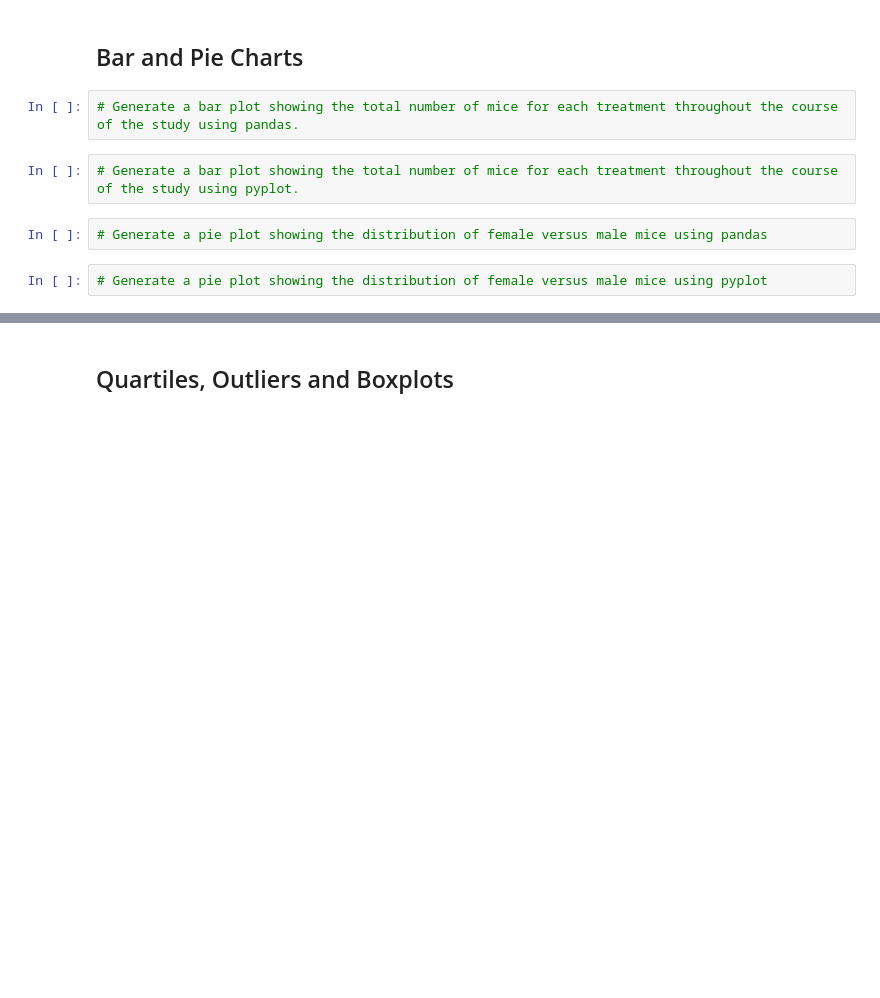
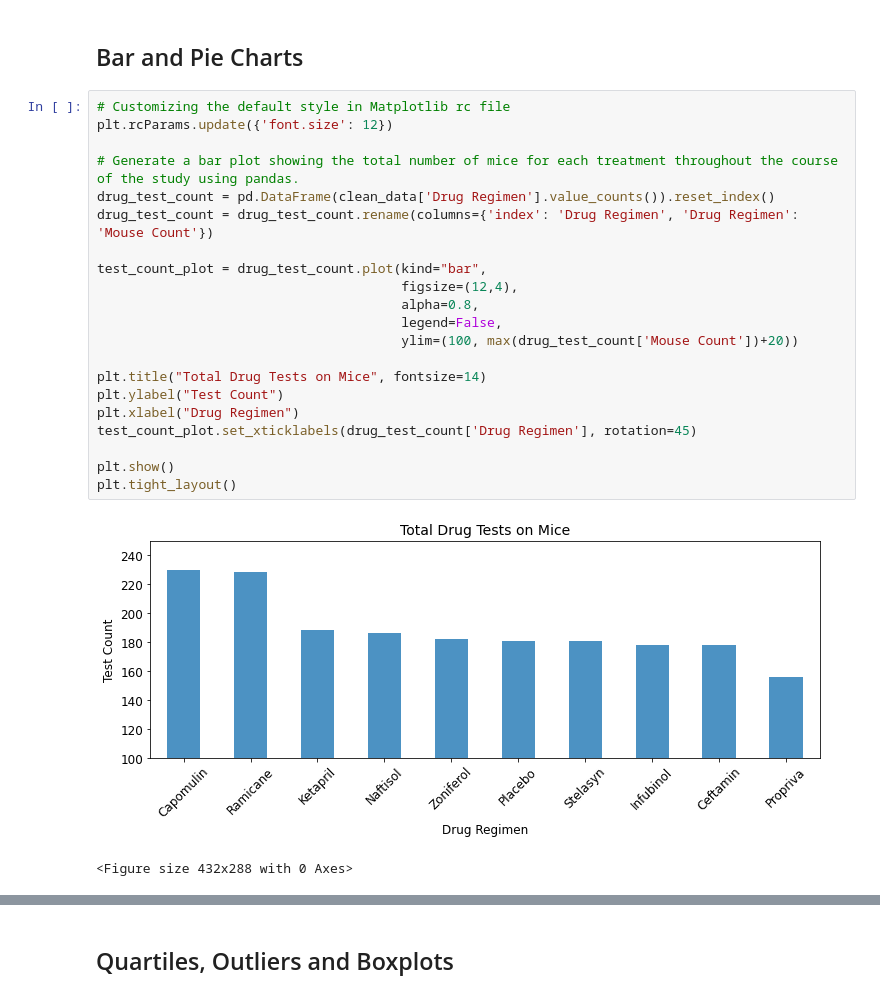
Before and after one commit to CicilyGeorge/Matplotlib-challenge, a Jupyter notebook: pymaceuticals.ipynb, the cells around one changed output, grey strips where cells are left out. Saved outputs shown, nothing was run; the diff lists cells and outputs as text; blank space fills up the shorter version.

Commit message:
Coded Graphs

```diff
--- a/pymaceuticals.ipynb
+++ b/pymaceuticals.ipynb
@@ -92,10 +143,26 @@ mouse_count2
 # %% [markdown]
 ## Bar and Pie Charts
-# %%
-# Generate a bar plot showing the total number of mice for each treatment throughout the course of the study using pandas.
-# %%
-# Generate a bar plot showing the total number of mice for each treatment throughout the course of the study using pyplot.
-# %%
-# Generate a pie plot showing the distribution of female versus male mice using pandas
-# %%
-# Generate a pie plot showing the distribution of female versus male mice using pyplot
+# %%
+# Customizing the default style in Matplotlib rc file
+plt.rcParams.update({'font.size': 12})
+
+# Generate a bar plot showing the total number of mice for each treatment throughout the course of the study using pandas.
+drug_test_count = pd.DataFrame(clean_data['Drug Regimen'].value_counts()).reset_index()
+drug_test_count = drug_test_count.rename(columns={'index': 'Drug Regimen', 'Drug Regimen': 'Mouse Count'})
+
+test_count_plot = drug_test_count.plot(kind="bar",
+                                       figsize=(12,4),
+                                       alpha=0.8,
+                                       legend=False,
+                                       ylim=(100, max(drug_test_count['Mouse Count'])+20))
+
+plt.title("Total Drug Tests on Mice", fontsize=14)
+plt.ylabel("Test Count")
+plt.xlabel("Drug Regimen")
+test_count_plot.set_xticklabels(drug_test_count['Drug Regimen'], rotation=45)
+
+plt.show()
+plt.tight_layout()
+# %% [output]
+[figure, added]
+<Figure size 432x288 with 0 Axes>
```
Also changed, not shown: parts of 13 cells of this notebook.
